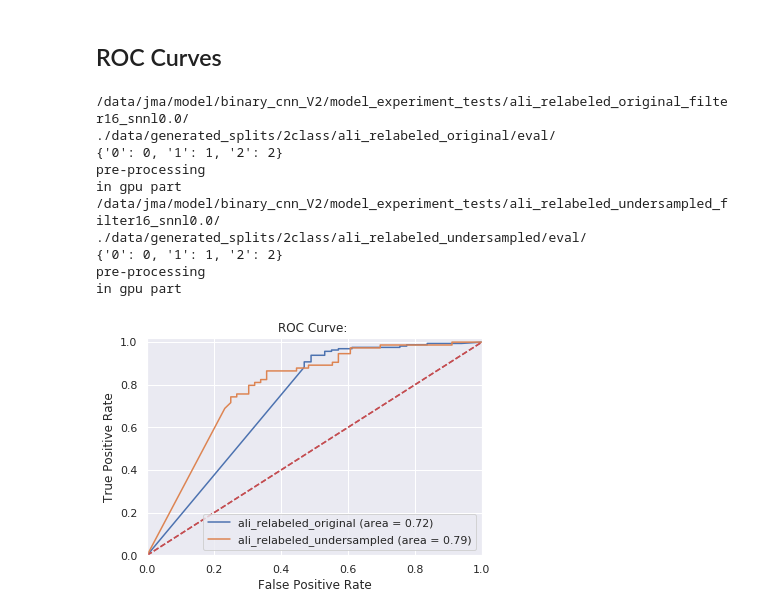
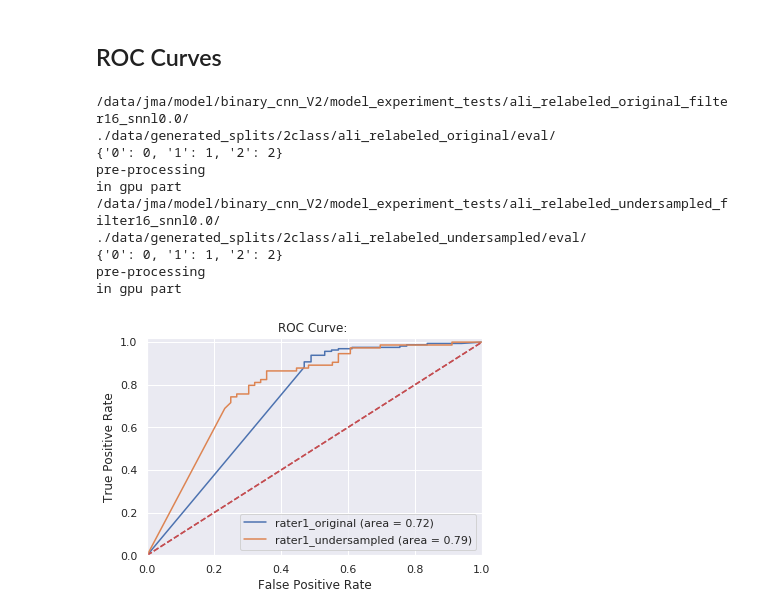
Before and after one commit to 18jeffreyma/motion-artifact, a Jupyter notebook: network_convnet_binary.ipynb, the cells around one changed output. Drawn from its saved outputs; the diff is of its cells as text; code cells hidden in the pictures.

```diff
--- a/network_convnet_binary.ipynb
+++ b/network_convnet_binary.ipynb
@@ -59,7 +59,7 @@ print(tf.test.gpu_device_name())
 num_classes = 2
 
 # ResNet-10 architecture
-def convnet_network(x, conv_kernels=[10,7,3,3], num_channels=8, n_classes=num_classes, reuse = False, is_training = True):
+def convnet_network_v1(x, conv_kernels=[10,7,3,3], num_channels=8, n_classes=num_classes, reuse = False, is_training = True):
     with tf.variable_scope('ConvNet', reuse = reuse), tf.device(gpu):
 
         x = tf.reshape(x, shape=[-1, 512, 512, 1])
@@ -91,19 +91,19 @@ def convnet_network(x, conv_kernels=[10,7,3,3], num_channels=8, n_classes=num_cl
         return x, x_pre_flatten, filtered_images
 
 
-def convnet_model_fn(features, labels, mode, conv_kernels=[10,7,3,3], num_channels=8, snnl_weight=0.05,
+def convnet_model_v1_fn(features, labels, mode, conv_kernels=[10,7,3,3], num_channels=8, snnl_weight=0.05,
                       log=True):
     with tf.device(gpu):
 
         print("in gpu part")
-        logits_train, activ_maps_train, filtered_images = convnet_network(features,
+        logits_train, activ_maps_train, filtered_images = convnet_network_v1(features,
                                                                           conv_kernels=conv_kernels,
                                                                           num_channels=num_channels,
                                                                           n_classes=num_classes,
                                                                           reuse=False,
                                                                           is_training=True)
 
-        logits_test, activ_maps_test, _ = convnet_network(features,
+        logits_test, activ_maps_test, _ = convnet_network_v1(features,
                                                           conv_kernels=conv_kernels,
                                                           num_channels=num_channels,
                                                           n_classes=num_classes,
@@ -205,7 +499,7 @@ def convnet_model_fn(features, labels, mode, conv_kernels=[10,7,3,3], num_channe
 # %%
 tf.logging.set_verbosity(tf.logging.INFO)
 tf.summary.FileWriterCache.clear()
-b_size = 32
+b_size = 8
 
 learning_rate = 0.001
 
@@ -213,11 +507,13 @@ random_seed = 777
 
 random.seed(a=random_seed)
 
-num_steps = 10000
+num_steps = 5000
 
 # convnet_checkpoint_path_base = "/data/jma/model/dataset_experiments/no_data_aug_no_norm/"
 
-convnet_checkpoint_path_base = "/data/jma/model/binary_cnn_V2/roc_tests/"
+convnet_checkpoint_path_base = "/data/jma/model/binary_cnn_V2/model_experiment_tests//"
+
+my_model_fn = convnet_model_v1_fn
 
 # kernel_sizes = [7, 9, 10, 11, 13]
 # filter_sizes = [10]
@@ -226,7 +522,9 @@ convnet_checkpoint_path_base = "/data/jma/model/binary_cnn_V2/roc_tests/"
 # kernel_sizes = [[10, 7, 3]] v1
 # kernel_sizes = [[10, 7, 3, 3]] v2
 
-kernel_sizes = [[10,7,3,3]]
+# v 3 is using the max pool + layers
+
+kernel_sizes = [[10,7,3]]
 filter_sizes = [16]
 snnl_weights = [0.0]
 
@@ -252,22 +550,22 @@ for dt_set in sets:
 
                 eval_paths = load_data_util.load_image_paths(eval_root)
 
-                train_input_fn = lambda : load_data_util.load(train_root, train_paths, training=True, augment=False, batch_size=32, norm=False, shuffle=False)
-                eval_input_fn = lambda : load_data_util.load(eval_root, eval_paths, training=False, augment=False, batch_size=32, norm=False, shuffle=False)
+                train_input_fn = lambda : load_data_util.load(train_root, train_paths, training=True, augment=False, batch_size=b_size, norm=False, shuffle=False)
+                eval_input_fn = lambda : load_data_util.load(eval_root, eval_paths, training=False, augment=False, batch_size=b_size, norm=False, shuffle=False)
 
 
                 model_path = convnet_checkpoint_path_base + dt_set + "_filter" + str(filter_size)+"_snnl" + str(snnl_weight) + "/"
                 print(model_path)
 
                 config = tf.estimator.RunConfig(
-                    log_step_count_steps= 20,
-                    save_summary_steps= 30,
-                    save_checkpoints_secs= 30,
+                    log_step_count_steps= 50,
+                    save_summary_steps= 100,
+                    save_checkpoints_secs= 100,
                     model_dir=model_path,
                     tf_random_seed=random_seed,
                     session_config=session_config)
 
-                model_fn = lambda features, labels, mode: convnet_model_fn(features, labels, mode,
+                model_fn = lambda features, labels, mode: my_model_fn(features, labels, mode,
                                                                             conv_kernels=kernel_size,
                                                                              num_channels=filter_size,
                                                                             snnl_weight=snnl_weight,
@@ -464,7 +765,7 @@ for dt_set in sets:
                 print(model_path)
 
 
-                model_fn = lambda features, labels, mode: convnet_model_fn(features, labels, mode,
+                model_fn = lambda features, labels, mode: convnet_model_v1_fn(features, labels, mode,
                                                                             conv_kernels=kernel_size,
                                                                              num_channels=filter_size,
                                                                             snnl_weight=snnl_weight,
@@ -659,11 +960,13 @@ dataset_root = "./data/generated_splits/2class/"
 # sets = ["ali_relabeled_original", "peter_relabeled_original", "ali_relabeled_undersampled", "peter_relabeled_undersampled"]
 
 sets = ["ali_relabeled_original", "ali_relabeled_undersampled"]
-
+set_labels = ['rater1_original', 'rater1_undersampled']
 
 plt.figure()
 
-for dt_set in sets:
+my_model_fn = convnet_model_v1_fn
+
+for dt_set, set_label in zip(sets, set_labels):
     for filter_size in filter_sizes:
         for kernel_size in kernel_sizes:
 
@@ -681,7 +984,7 @@ for dt_set in sets:
                 print(model_path)
 
 
-                model_fn = lambda features, labels, mode: convnet_model_fn(features, labels, mode,
+                model_fn = lambda features, labels, mode: my_model_fn(features, labels, mode,
                                                                             conv_kernels=kernel_size,
                                                                              num_channels=filter_size,
                                                                             snnl_weight=snnl_weight,
@@ -700,32 +1003,32 @@ for dt_set in sets:
 
                 predicted_probabilities = [elem["probabilities"][1] for elem in predictions]
 
 
 
                 fpr, tpr, thresholds = sklearn.metrics.roc_curve(original_labels, predicted_probabilities)
 
                 auc = sklearn.metrics.roc_auc_score(original_labels, predicted_probabilities)
 
 
-                plt.plot(fpr, tpr, label= dt_set + ' (area = %0.2f)' % auc)
+                plt.plot(fpr, tpr, label= set_label + ' (area = %0.2f)' % auc)
                 plt.plot([0, 1], [0, 1], 'r--')
                 plt.xlim([0.0, 1.0])
                 plt.ylim([0.0, 1.02])
                 plt.xlabel('False Positive Rate')
                 plt.ylabel('True Positive Rate')
                 plt.title('ROC Curve: ')
                 plt.legend(loc="lower right")
 
 plt.show()
 # %% [output]
 /data/jma/model/binary_cnn_V2/model_experiment_tests/ali_relabeled_original_filter16_snnl0.0/
 ./data/generated_splits/2class/ali_relabeled_original/eval/
 {'0': 0, '1': 1, '2': 2}
 pre-processing
 in gpu part
 /data/jma/model/binary_cnn_V2/model_experiment_tests/ali_relabeled_undersampled_filter16_snnl0.0/
 ./data/generated_splits/2class/ali_relabeled_undersampled/eval/
 {'0': 0, '1': 1, '2': 2}
 pre-processing
 in gpu part
-[figure, old version]
+[figure, new version]
```
Also changed, not shown: parts of 7 cells of this notebook, 1 other file.
